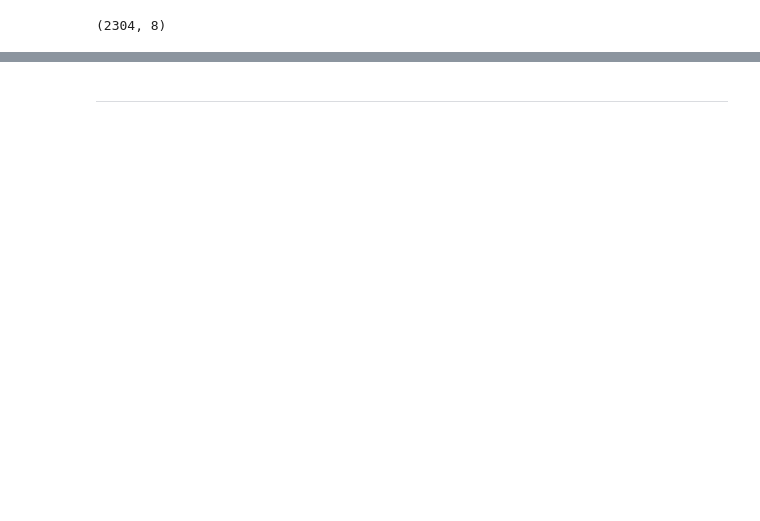
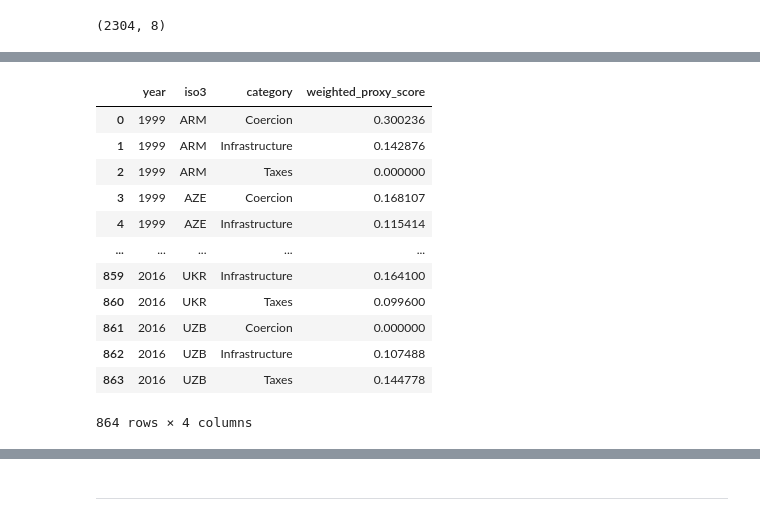
Before and after one commit to data-driven-research/state-capacity-and-democratic-transitions, a Jupyter notebook: notebooks/2.0-hp-calculating stateness.ipynb, the cells around one changed output, grey strips where cells are left out. Saved outputs shown, nothing was run; the diff lists cells and outputs as text; code cells hidden in the pictures; blank space fills up the shorter version.

```diff
--- a/notebooks/2.0-hp-calculating stateness.ipynb
+++ b/notebooks/2.0-hp-calculating stateness.ipynb
@@ -78 +91,20 @@ stateness.loc[stateness["year"].eq(1999) & stateness["id"].eq("SH.MED.BEDS.ZS")]
+# %%
+stateness["proxy_score"] = stateness["norm"] * stateness["proxy_weight"]
+g = stateness.groupby(["year", "iso3", "category"], as_index=False)["proxy_score"].sum()
+g["weighted_proxy_score"] = g["proxy_score"] / sum(PROXIES_WEIGHT.values())
+g.drop("proxy_score", 1)
+# %% [output]
+|  | year | iso3 | category | weighted_proxy_score |
+| 0 | 1999 | ARM | Coercion | 0.300236 |
+| 1 | 1999 | ARM | Infrastructure | 0.142876 |
+| 2 | 1999 | ARM | Taxes | 0.000000 |
+| 3 | 1999 | AZE | Coercion | 0.168107 |
+| 4 | 1999 | AZE | Infrastructure | 0.115414 |
+| ... | ... | ... | ... | ... |
+| 859 | 2016 | UKR | Infrastructure | 0.164100 |
+| 860 | 2016 | UKR | Taxes | 0.099600 |
+| 861 | 2016 | UZB | Coercion | 0.000000 |
+| 862 | 2016 | UZB | Infrastructure | 0.107488 |
+| 863 | 2016 | UZB | Taxes | 0.144778 |
+864 rows × 4 columns
 # %%
```
Also changed, not shown: parts of 8 cells of this notebook.
